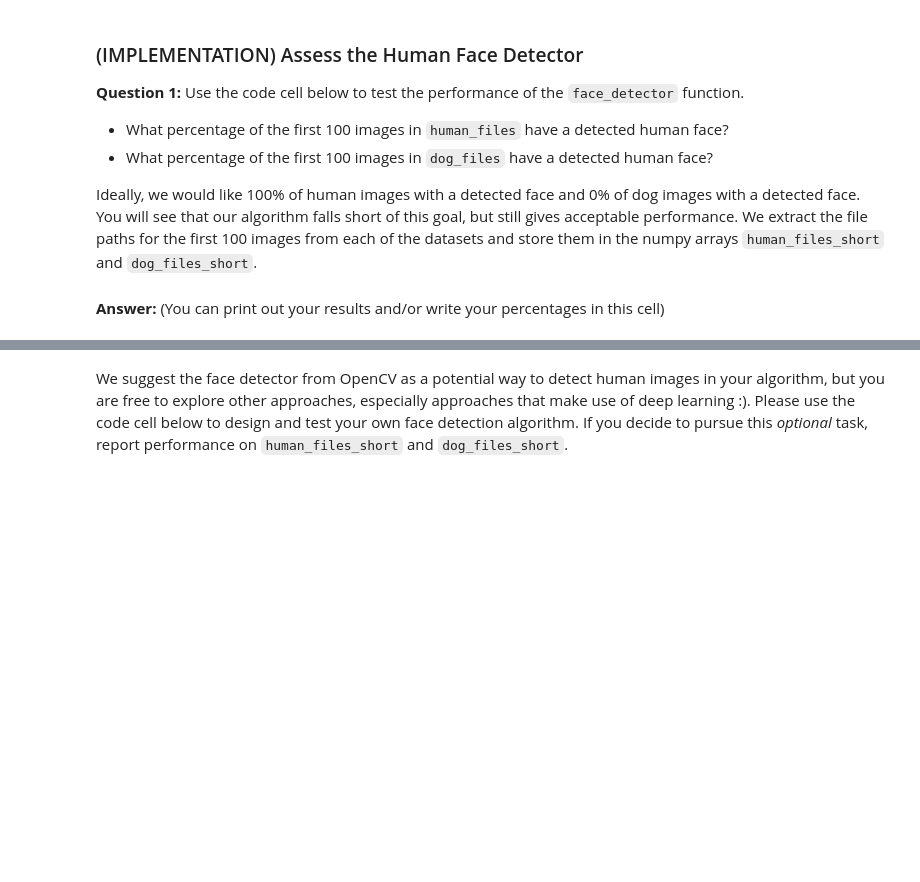
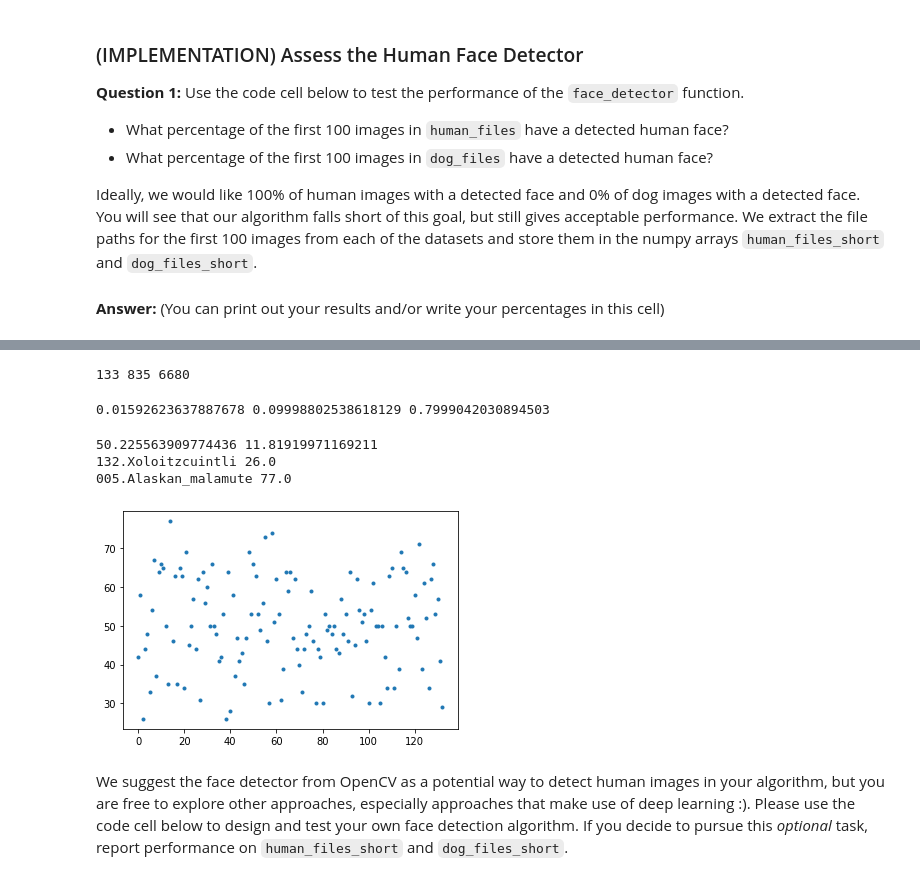
Before and after one commit to p-serna/Dogbreed-classifier, a Jupyter notebook: dog_app.ipynb, the cells around one changed output, grey strips where cells are left out. Drawn from its saved outputs; the diff is of its cells as text; code cells hidden in the pictures; blank space fills up the shorter version.

```diff
--- a/dog_app.ipynb
+++ b/dog_app.ipynb
@@ -186,3 +186,39 @@ In 13% of dog images, it found a face
+# %%
+dog_files_test = np.array(glob("dogImages/test/*"))
+dog_files_valid = np.array(glob("dogImages/valid/*/*"))
+dog_files_train = np.array(glob("dogImages/train/*/*"))
+print(len(dog_files_test),len(dog_files_valid),len(dog_files_train))
+# %% [output]
+133 835 6680
+# %%
+ltotal = len(dog_files)
+print(len(dog_files_test)/ltotal,len(dog_files_valid)/ltotal,len(dog_files_train)/ltotal)
+# %% [output]
+0.01592623637887678 0.09998802538618129 0.7999042030894503
+# %%
+folders1 = []
+folders2 = []
+for file in dog_files:
+    folders1.append(file.split('/')[1])
+    folders2.append(file.split('/')[2])
+
+f1 = set(folders1)
+f2 = set(folders2)
+
+numberfiles = np.zeros(len(f2))
+for i, folder in enumerate(f2):
+    files_train = np.array(glob("dogImages/train/"+folder+"/*"))
+    numberfiles[i] = len(files_train)
+# %%
+plt.plot(numberfiles,'.')
+print(np.mean(numberfiles), np.std(numberfiles))
+print(list(f2)[numberfiles.argmin()],numberfiles.min())
+print(list(f2)[numberfiles.argmax()],numberfiles.max())
+# %% [output]
+50.225563909774436 11.81919971169211
+132.Xoloitzcuintli 26.0
+005.Alaskan_malamute 77.0
+[figure, added]
 # %% [markdown]
 We suggest the face detector from OpenCV as a potential way to detect human images in your algorithm, but you are free to explore other approaches, especially approaches that make use of deep learning :).  Please use the code cell below to design and test your own face detection algorithm.  If you decide to pursue this _optional_ task, report performance on `human_files_short` and `dog_files_short`.
 # %%
```
Also changed, not shown: parts of 31 cells of this notebook, 2 other files.
